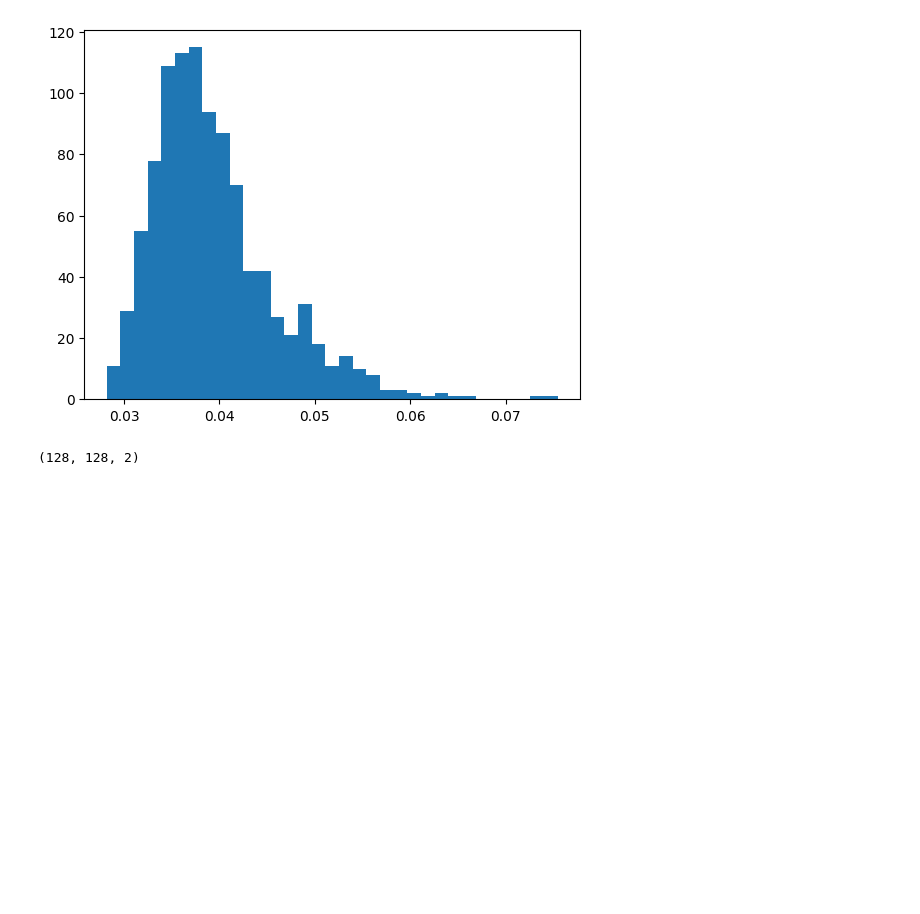
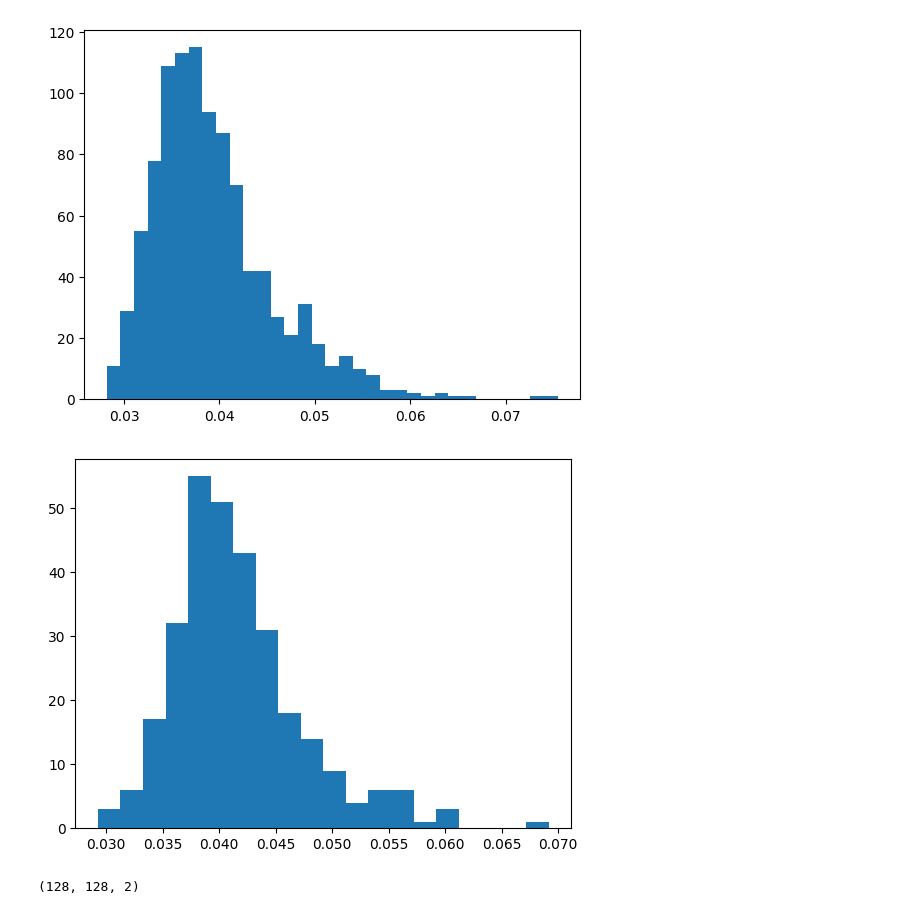
Before and after one commit to fsemecurbe/MMTMSS, a Jupyter notebook: MMTMSS.ipynb, the cells around one changed output. Saved outputs shown, nothing was run; the diff lists cells and outputs as text; code cells hidden in the pictures; blank space fills up the shorter version.

```diff
--- a/MMTMSS.ipynb
+++ b/MMTMSS.ipynb
@@ -194,5 +197,5 @@ np.float64(0.4138906464022402)
 # %%
-paris = np.load("paris_household.npy")
+paris = np.load('drive/MyDrive/segregation/data/paris_household.npy')
 # %%
 pop1 = paris[:,:,0]
 pop2 = paris[:,:,1]
@@ -341,15 +344,17 @@ plt.hist(res, bins='auto');
 [figure]
 # %%
 res = []
-for i in range(1000):
+for i in range(300):
   lnc = multivariate_lognormal_cascade(10, sigma1=0.2**0.5, sigma2=0.2**0.5, corr=.9)
   lnc = block_reduce(lnc, block_size = (16,16,1), func = np.sum)
 
   test = lnc.copy( )
   test[:,:,0] = test[:,:,0] * p0 * 100
   test[:,:,1] = test[:,:,1] * p1 * 100
   res.append(Theil(test))
 plt.hist(res, bins='auto');
+# %% [output]
+[figure, added]
 # %%
 lnc = multivariate_lognormal_cascade(10, sigma1=0.2**0.5, sigma2=0.2**0.5, corr=.9)
 block_reduce(lnc, block_size = (16,16,1), func = np.sum).shape
```
Also changed, not shown: parts of 1 cell of this notebook.
